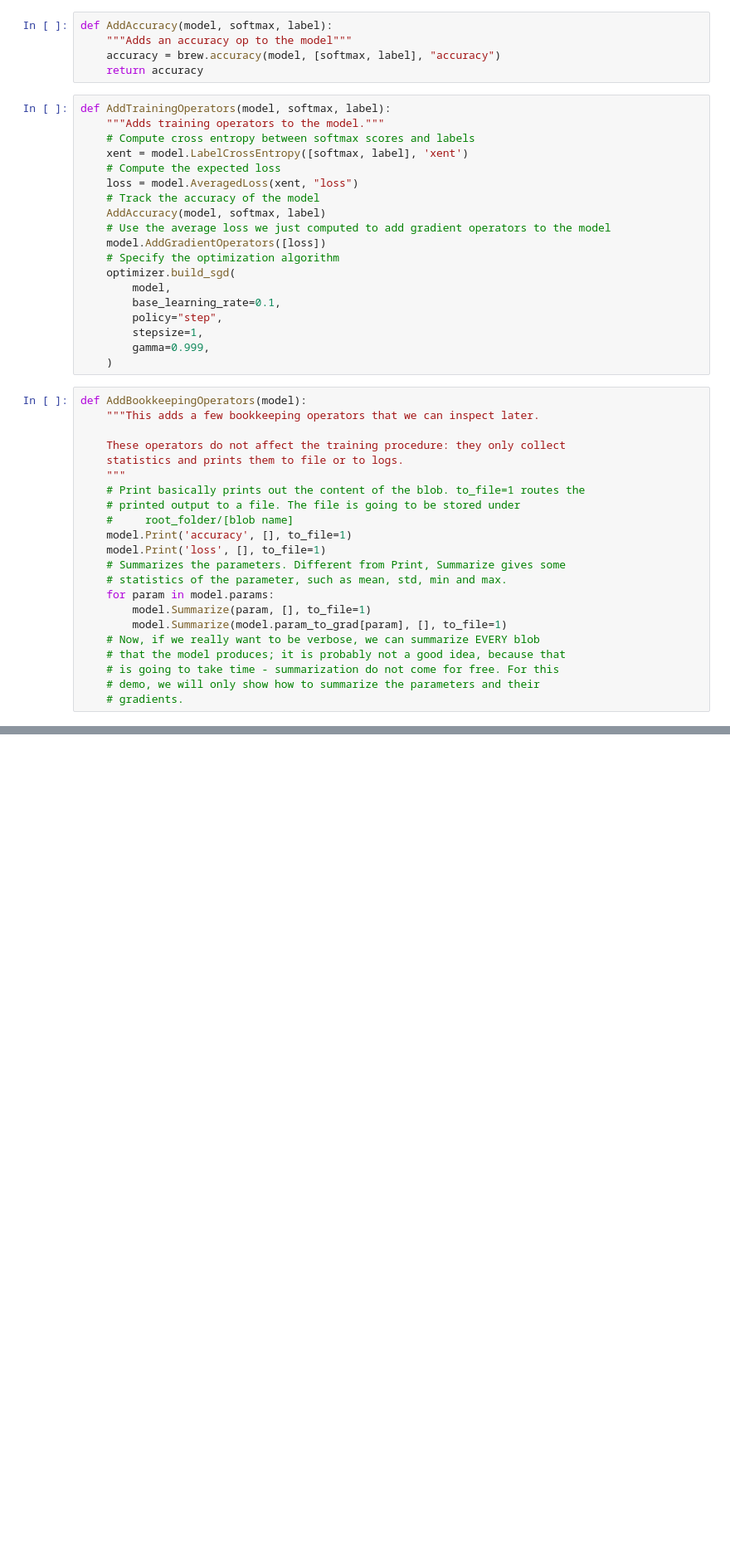
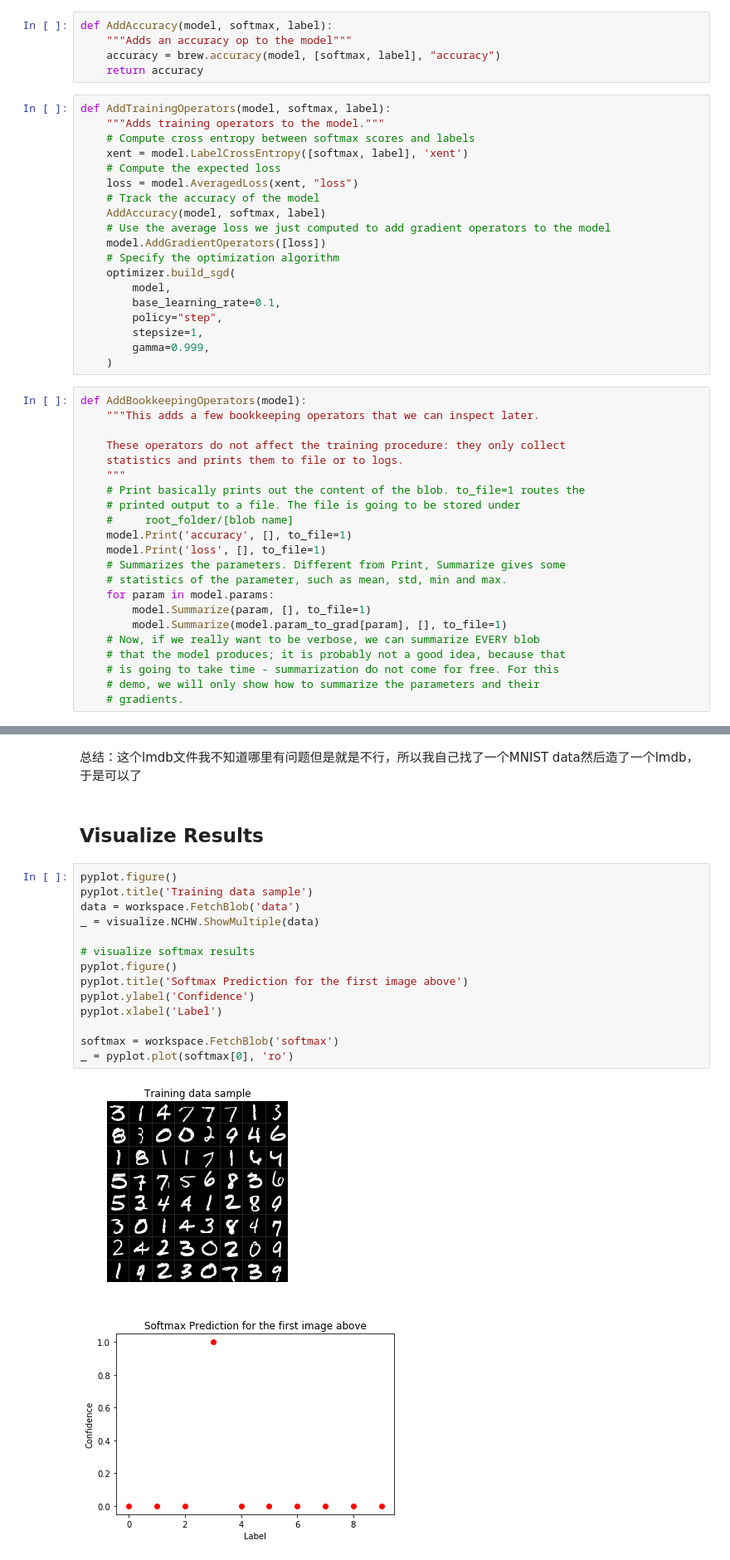
Before and after one commit to Agnostic12/caffe2_learning, a Jupyter notebook: 1-MNIST example.ipynb, the cells around one changed output, grey strips where cells are left out. Shown at 83% size. Cells and saved outputs as stored; diff of their text form; blank space fills up the shorter version.

```diff
--- a/1-MNIST example.ipynb
+++ b/1-MNIST example.ipynb
@@ -339,0 +259,21 @@ output: "dbreader_.\\caffe2_notebooks\\tutorial_data\\mnist\\mnist-train-nchw-lm
+# %% [markdown]
+总结：这个lmdb文件我不知道哪里有问题但是就是不行，所以我自己找了一个MNIST data然后造了一个lmdb，于是可以了
+# %% [markdown]
+## Visualize Results
+# %%
+pyplot.figure()
+pyplot.title('Training data sample')
+data = workspace.FetchBlob('data')
+_ = visualize.NCHW.ShowMultiple(data)
+
+# visualize softmax results
+pyplot.figure()
+pyplot.title('Softmax Prediction for the first image above')
+pyplot.ylabel('Confidence')
+pyplot.xlabel('Label')
+
+softmax = workspace.FetchBlob('softmax')
+_ = pyplot.plot(softmax[0], 'ro')
+# %% [output]
+[figure, added]
+[figure, added]
```
Also changed, not shown: parts of 16 cells of this notebook, 25 other files.
